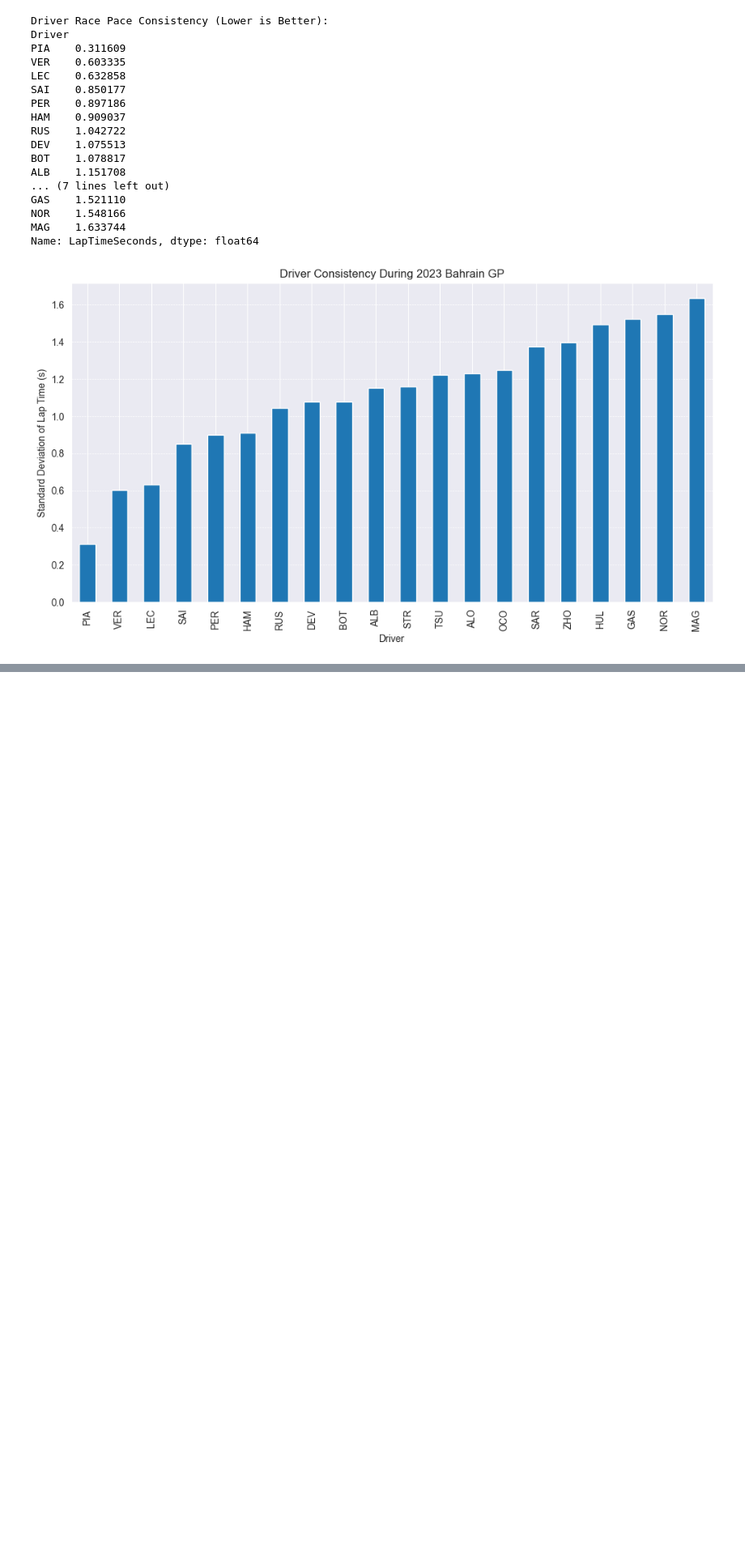
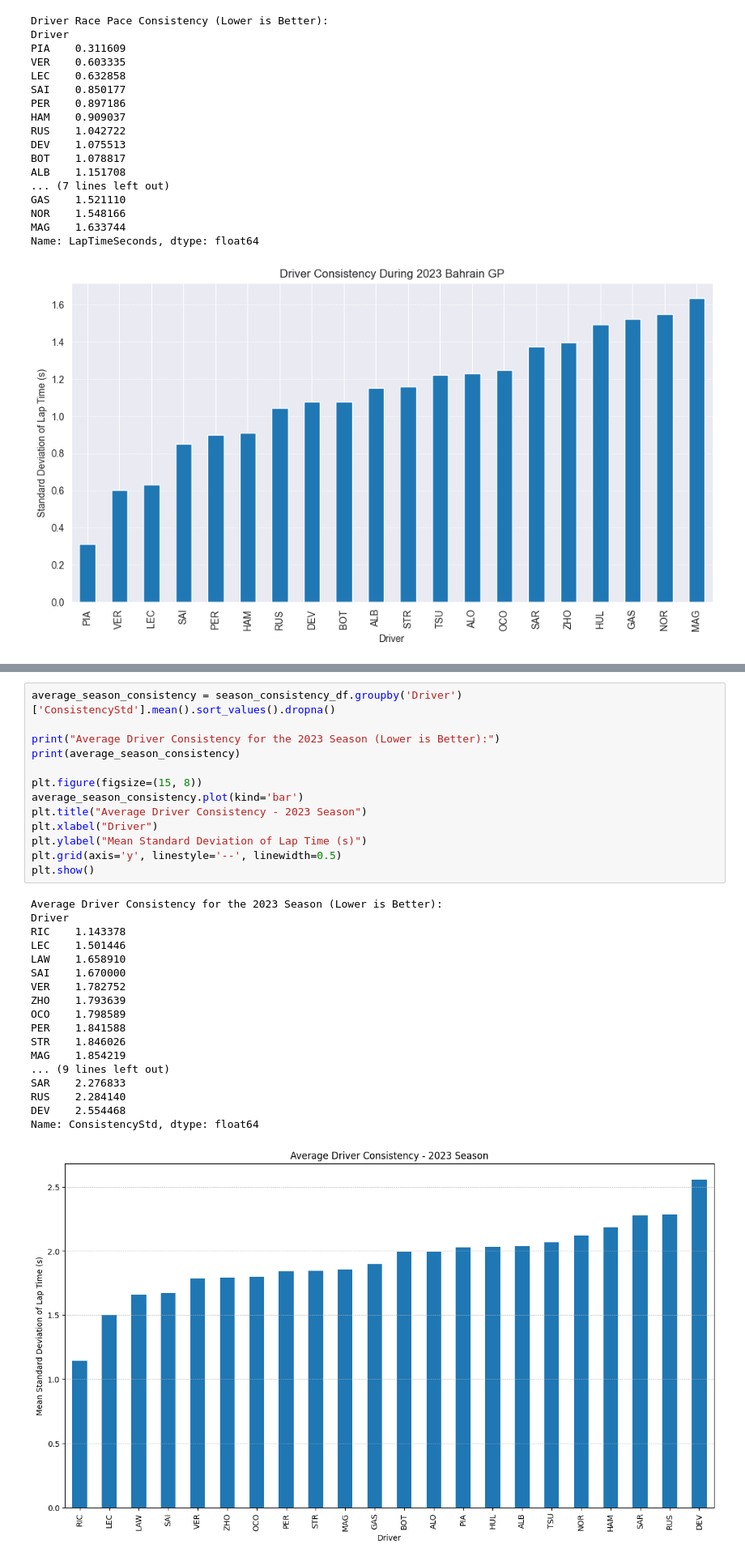
Before and after one commit to ChandanHegde07/F1-Driver-Performance-Analysis, a Jupyter notebook: notebooks/01_data_exploration.ipynb, the cells around one changed output, grey strips where cells are left out. Shown: that part at 81% size. Saved outputs shown, nothing was run; the diff lists cells and outputs as text; blank space fills up the shorter version.

```diff
--- a/notebooks/01_data_exploration.ipynb
+++ b/notebooks/01_data_exploration.ipynb
@@ -243,0 +335,32 @@ Name: LapTimeSeconds, dtype: float64
+# %%
+average_season_consistency = season_consistency_df.groupby('Driver')['ConsistencyStd'].mean().sort_values().dropna()
+
+print("Average Driver Consistency for the 2023 Season (Lower is Better):")
+print(average_season_consistency)
+
+plt.figure(figsize=(15, 8))
+average_season_consistency.plot(kind='bar')
+plt.title("Average Driver Consistency - 2023 Season")
+plt.xlabel("Driver")
+plt.ylabel("Mean Standard Deviation of Lap Time (s)")
+plt.grid(axis='y', linestyle='--', linewidth=0.5)
+plt.show()
+# %% [output]
+Average Driver Consistency for the 2023 Season (Lower is Better):
+Driver
+RIC    1.143378
+LEC    1.501446
+LAW    1.658910
+SAI    1.670000
+VER    1.782752
+ZHO    1.793639
+OCO    1.798589
+PER    1.841588
+STR    1.846026
+MAG    1.854219
+... (9 lines left out)
+SAR    2.276833
+RUS    2.284140
+DEV    2.554468
+Name: ConsistencyStd, dtype: float64
+[figure, added]
```
Also changed, not shown: parts of 5 cells of this notebook, 1 other file.
